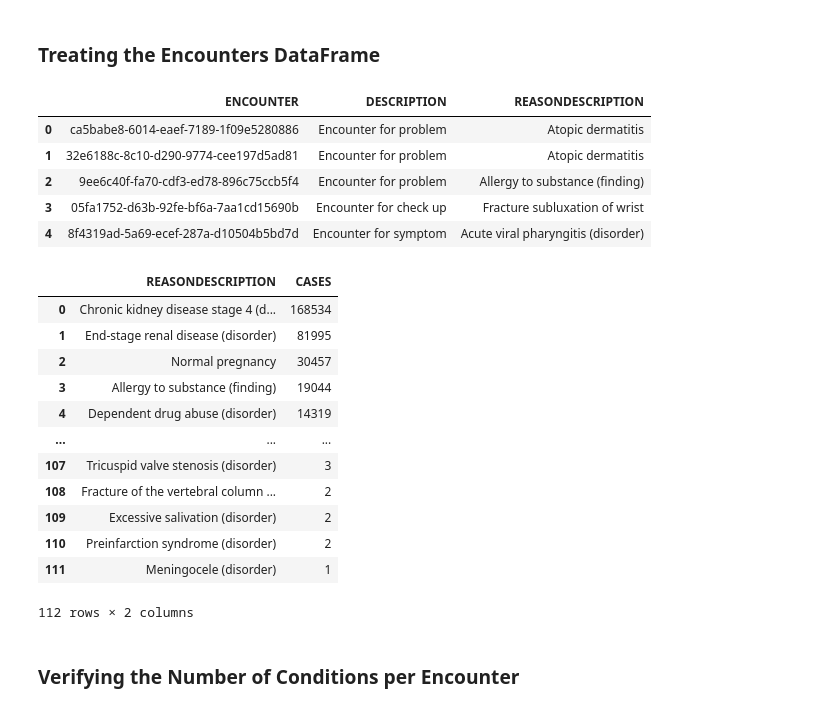
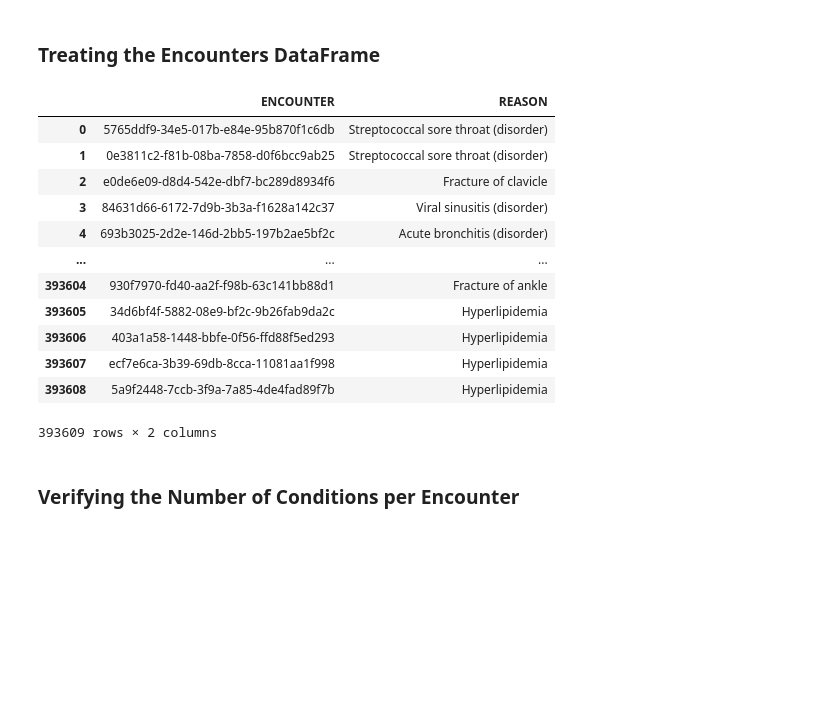
Before and after one commit to MylenaRoberta/synthea, a Jupyter notebook: notebooks/ambulatory_analysis.ipynb, the cells around one changed output. Cells and saved outputs as stored; diff of their text form; code cells hidden in the pictures; blank space fills up the shorter version.

```diff
--- a/notebooks/ambulatory_analysis.ipynb
+++ b/notebooks/ambulatory_analysis.ipynb
@@ -153,42 +103,30 @@ for file in raw_files:
 # %%
 # Open the encounters data file
 df_encounters = pd.read_csv(f'{PROCESSED_DATA_PATH}/encounters.csv')
 
-# Drop unnecessary encounter columns
-df_encounters_description = df_encounters \
-    .drop(columns=[
-        'START', 'STOP', 'PATIENT', 'ENCOUNTERCLASS', 'CODE', 'REASONCODE'
-    ]) \
-    .rename(columns={'Id': 'ENCOUNTER'})
+# Select the necessary encounter columns
+df_encounters_reason = df_encounters[['Id', 'REASONDESCRIPTION']].copy()
+
+# Rename the remaining columns
+df_encounters_reason = df_encounters_reason.rename(
+    columns={'Id': 'ENCOUNTER', 'REASONDESCRIPTION': 'REASON'}
+)
 
 # Print some of the encounters data
-df_encounters_description.head()
+df_encounters_reason
 # %% [output]
-|  | ENCOUNTER | DESCRIPTION | REASONDESCRIPTION |
-| 0 | ca5babe8-6014-eaef-7189-1f09e5280886 | Encounter for problem | Atopic dermatitis |
-| 1 | 32e6188c-8c10-d290-9774-cee197d5ad81 | Encounter for problem | Atopic dermatitis |
-| 2 | 9ee6c40f-fa70-cdf3-ed78-896c75ccb5f4 | Encounter for problem | Allergy to substance (finding) |
-| 3 | 05fa1752-d63b-92fe-bf6a-7aa1cd15690b | Encounter for check up | Fracture subluxation of wrist |
-| 4 | 8f4319ad-5a69-ecef-287a-d10504b5bd7d | Encounter for symptom | Acute viral pharyngitis (disorder) |
+|  | ENCOUNTER | REASON |
+| 0 | 5765ddf9-34e5-017b-e84e-95b870f1c6db | Streptococcal sore throat (disorder) |
+| 1 | 0e3811c2-f81b-08ba-7858-d0f6bcc9ab25 | Streptococcal sore throat (disorder) |
+| 2 | e0de6e09-d8d4-542e-dbf7-bc289d8934f6 | Fracture of clavicle |
+| 3 | 84631d66-6172-7d9b-3b3a-f1628a142c37 | Viral sinusitis (disorder) |
+| 4 | 693b3025-2d2e-146d-2bb5-197b2ae5bf2c | Acute bronchitis (disorder) |
+| ... | ... | ... |
+| 393604 | 930f7970-fd40-aa2f-f98b-63c141bb88d1 | Fracture of ankle |
+| 393605 | 34d6bf4f-5882-08e9-bf2c-9b26fab9da2c | Hyperlipidemia |
+| 393606 | 403a1a58-1448-bbfe-0f56-ffd88f5ed293 | Hyperlipidemia |
+| 393607 | ecf7e6ca-3b39-69db-8cca-11081aa1f998 | Hyperlipidemia |
+| 393608 | 5a9f2448-7ccb-3f9a-7a85-4de4fad89f7b | Hyperlipidemia |
+393609 rows × 2 columns
-# %%
-df_encounters \
-    .groupby(by=['REASONDESCRIPTION'], as_index=False) \
-    .agg(CASES=('REASONCODE', 'count')) \
-    .sort_values(by=['CASES'], ascending=False) \
-    .reset_index(drop=True)
-# %% [output]
-|  | REASONDESCRIPTION | CASES |
-| 0 | Chronic kidney disease stage 4 (d... | 168534 |
-| 1 | End-stage renal disease (disorder) | 81995 |
-| 2 | Normal pregnancy | 30457 |
-| 3 | Allergy to substance (finding) | 19044 |
-| 4 | Dependent drug abuse (disorder) | 14319 |
-| ... | ... | ... |
-| 107 | Tricuspid valve stenosis (disorder) | 3 |
-| 108 | Fracture of the vertebral column ... | 2 |
-| 109 | Excessive salivation (disorder) | 2 |
-| 110 | Preinfarction syndrome (disorder) | 2 |
-| 111 | Meningocele (disorder) | 1 |
-112 rows × 2 columns
 # %% [markdown]
 ### Verifying the Number of Conditions per Encounter
```
Also changed, not shown: parts of 23 cells of this notebook, 5 other files.
